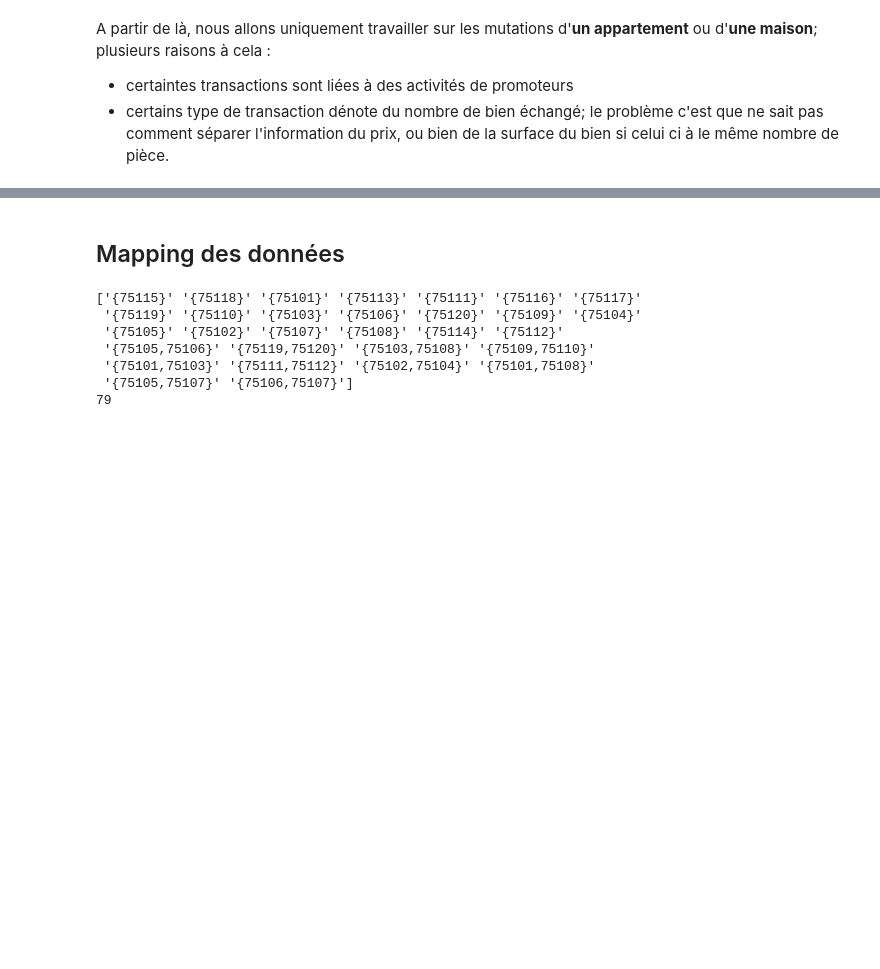
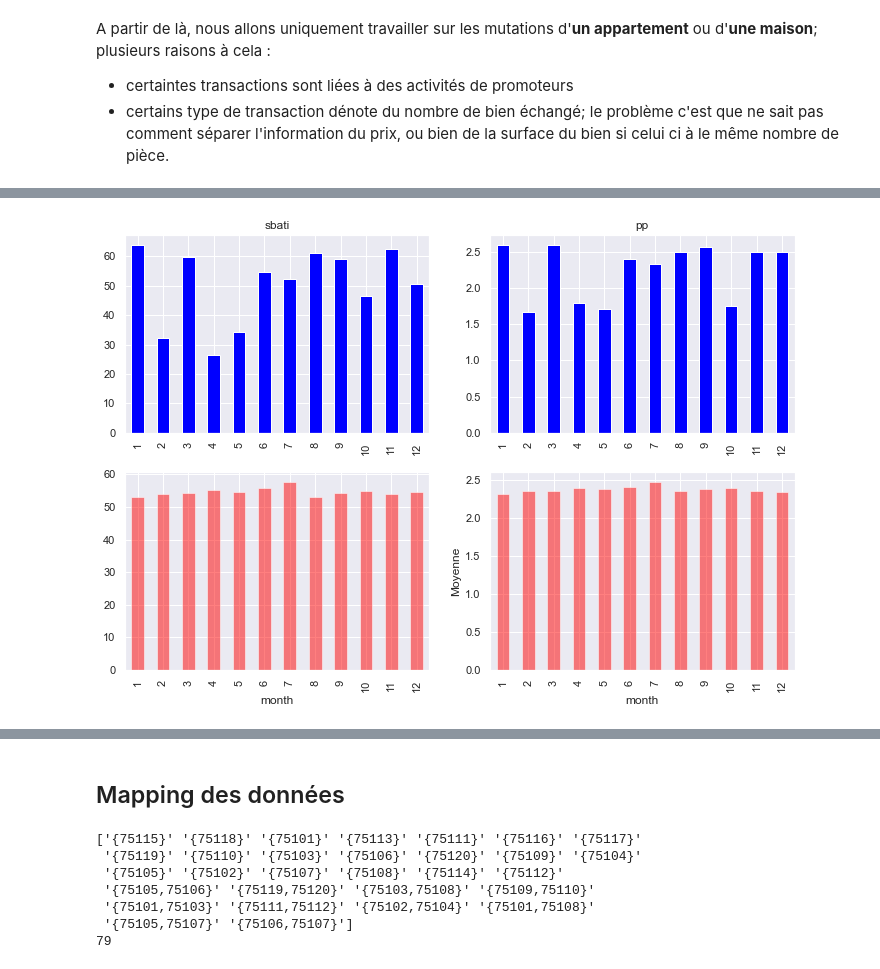
Before and after one commit to Orlogskapten/dvf_ensae_sbra, a Jupyter notebook: wen/mapping_first_look.ipynb, the cells around one changed output, grey strips where cells are left out. Saved outputs shown, nothing was run; the diff lists cells and outputs as text; code cells hidden in the pictures; blank space fills up the shorter version.

```diff
--- a/wen/mapping_first_look.ipynb
+++ b/wen/mapping_first_look.ipynb
@@ -234,0 +335,47 @@ Series([], Name: codservch, dtype: int64)
+# %%
+group_paris_month= paris_mutation.copy()
+group_paris_month["month"]= group_paris_month["datemut"].apply(lambda x: x.month)
+group_paris_month["year"]= group_paris_month["datemut"].apply(lambda x: x.year)
+# %%
+def groupby_bar(df, date_group, to_display, ax= None, func= "count", color= "pink"
+                , line= True, alpha= 1):
+    """
+    """
+    if func not in ["count", "mean"]:
+        raise ValueError
+    elif func == "count":
+        data= df.groupby(date_group).count()[to_display]
+        data.plot.bar(ax= ax, color= color, alpha= alpha)
+        plt.ylabel("Frequence")
+    else:# func == "mean":
+        data= df.groupby(date_group).mean()[to_display]
+        data.plot.bar(ax= ax, color= color, alpha= alpha)
+
+        if line:
+            ax2= plt.twiny(ax= ax)
+            data.plot.line(ax= ax2)
+
+            ax2.grid(False)
+            ax2.set_xticks([])
+#         ax2.set_yticks(ax.get_yticks())
+        plt.ylabel("Moyenne")
+
+    ax.set_title(to_display)
+
+    pass
+# %%
+group_paris_month_missing= group_paris_month[group_paris_month["missing"] == 1]
+group_paris_month_not_missing= group_paris_month[group_paris_month["missing"] == 0]
+# %%
+fig, ax= plt.subplots(2, 2, figsize= (12, 8))
+
+to_plot= ["sbati", "pp"]
+for i in range(2):
+    groupby_bar(group_paris_month_missing, "month", to_plot[i], func= "mean"
+                , ax= ax[0, i], line= False, color= "blue")
+    groupby_bar(group_paris_month_not_missing, "month", to_plot[i]
+                , func= "mean", ax= ax[1, i], alpha= 0.5, color= "red", line= False)
+    ax[1, i].set_title("")
+    ax[0, i].set_xlabel("")
+# %% [output]
+[figure, added]
```
Also changed, not shown: parts of 36 cells of this notebook.
